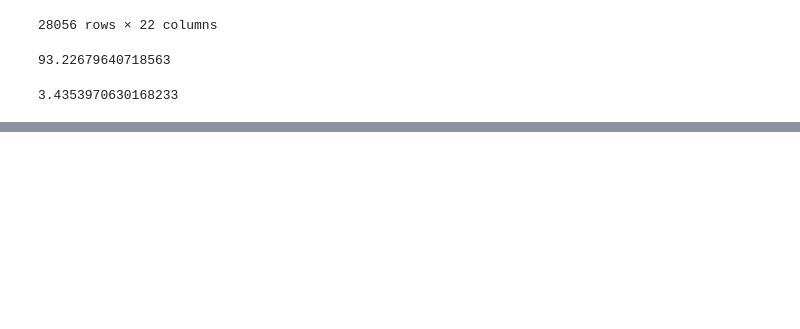
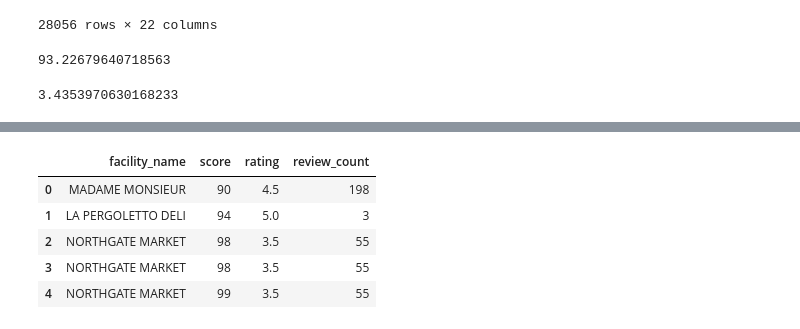
Before and after one commit to bagussoeprapto/yelp-i-got-food-poisoning, a Jupyter notebook: Big_Eats_Project_v1.ipynb, the cells around one changed output, grey strips where cells are left out. Drawn from its saved outputs; the diff is of its cells as text; code cells hidden in the pictures; blank space fills up the shorter version.

```diff
--- a/Big_Eats_Project_v1.ipynb
+++ b/Big_Eats_Project_v1.ipynb
@@ -160,0 +157,11 @@ restaurant_averages_df
+# %%
+#@TEAM: I don't understand why the new column names don't work--can anyone explain to me? --charla
+restaurant_numbers_df = raw_restaurants_df[["facility_name", "score", "rating", "review_count"]]
+restaurant_numbers_df.head()
+# %% [output]
+|  | facility_name | score | rating | review_count |
+| 0 | MADAME MONSIEUR | 90 | 4.5 | 198 |
+| 1 | LA PERGOLETTO DELI | 94 | 5.0 | 3 |
+| 2 | NORTHGATE MARKET | 98 | 3.5 | 55 |
+| 3 | NORTHGATE MARKET | 98 | 3.5 | 55 |
+| 4 | NORTHGATE MARKET | 99 | 3.5 | 55 |
```
Also changed, not shown: parts of 7 cells of this notebook.
